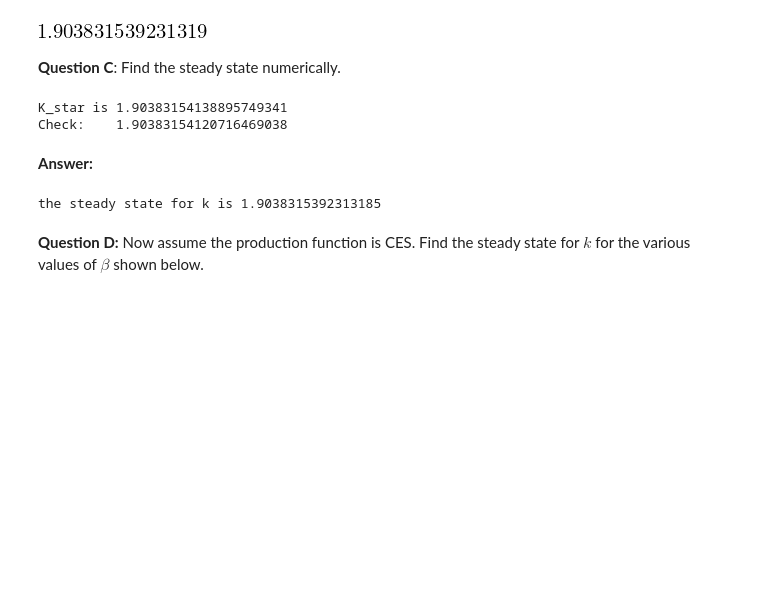
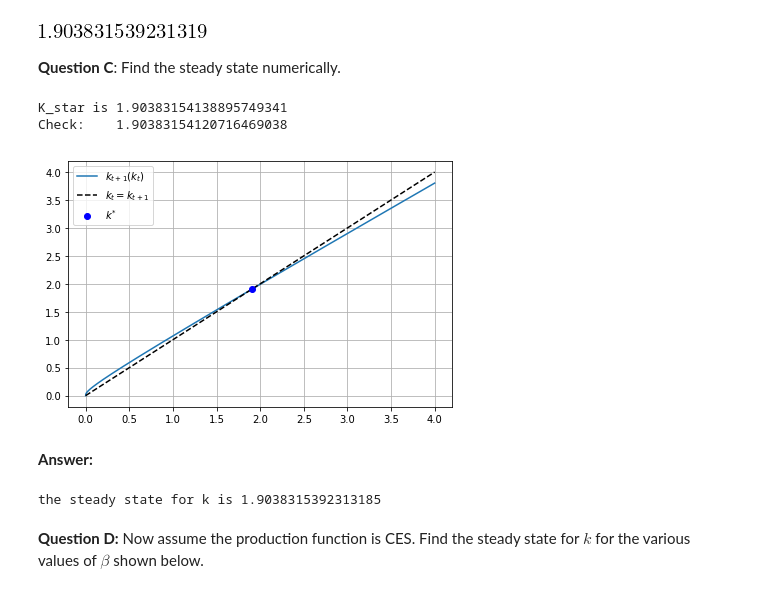
Before and after one commit to AskerNC/exercises-2020, a Jupyter notebook: PS6/problem_set_6.ipynb, the cells around one changed output. Drawn from its saved outputs; the diff is of its cells as text; code cells hidden in the pictures; blank space fills up the shorter version.

```diff
--- a/PS6/problem_set_6.ipynb
+++ b/PS6/problem_set_6.ipynb
@@ -285,12 +286,30 @@ def ss_num(transitioneq,s,g,n,delta,alpha,guess=2,rtol=1.0000000000000001e-010,
     if printit:
         print(f'K_star is {guess:.20f}')
         print(f'Check:    {k1:.20f}')
-    else:
-        return guess
-ss_num(transitioneq,s,g,n,delta,alpha)
+
+    return guess
+
+kstar = ss_num(transitioneq,s,g,n,delta,alpha)
 # %% [output]
 K_star is 1.90383154138895749341
 Check:    1.90383154120716469038
+# %%
+ks = np.linspace(0,4,10000)
+ks1 = [transitioneq(k) for k in ks]
+
+fig = plt.figure()
+ax = fig.add_subplot(1,1,1)
+
+ax.plot(ks,ks1,label='$k_{t+1}(k_{t})$')
+ax.plot(ks,ks,ls='--',color='black',label='$k_{t}=k_{t+1}$')
+ax.plot(kstar,transitioneq(kstar),ls='',marker='o',color='blue',label='$k^{*}$')
+
+
+ax.grid(True)
+plt.legend(loc="upper left")
+fig.tight_layout()
+# %% [output]
+[figure, added]
 # %% [markdown]
 **Answer:**
 # %%
```
Also changed, not shown: parts of 2 cells of this notebook, 2 other files.
